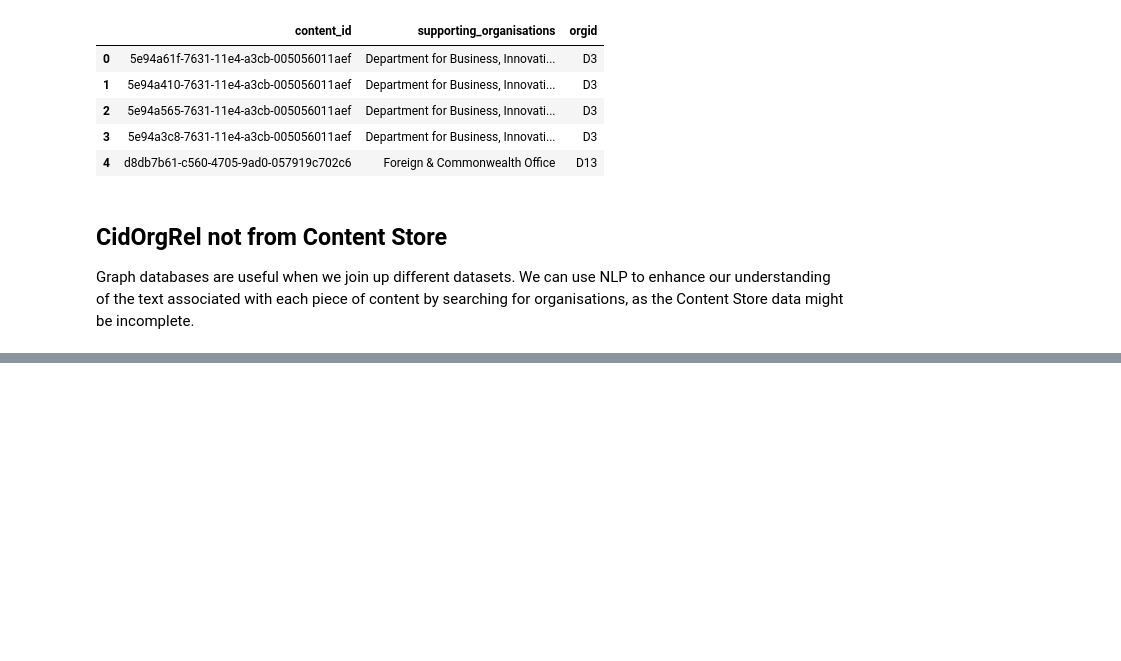
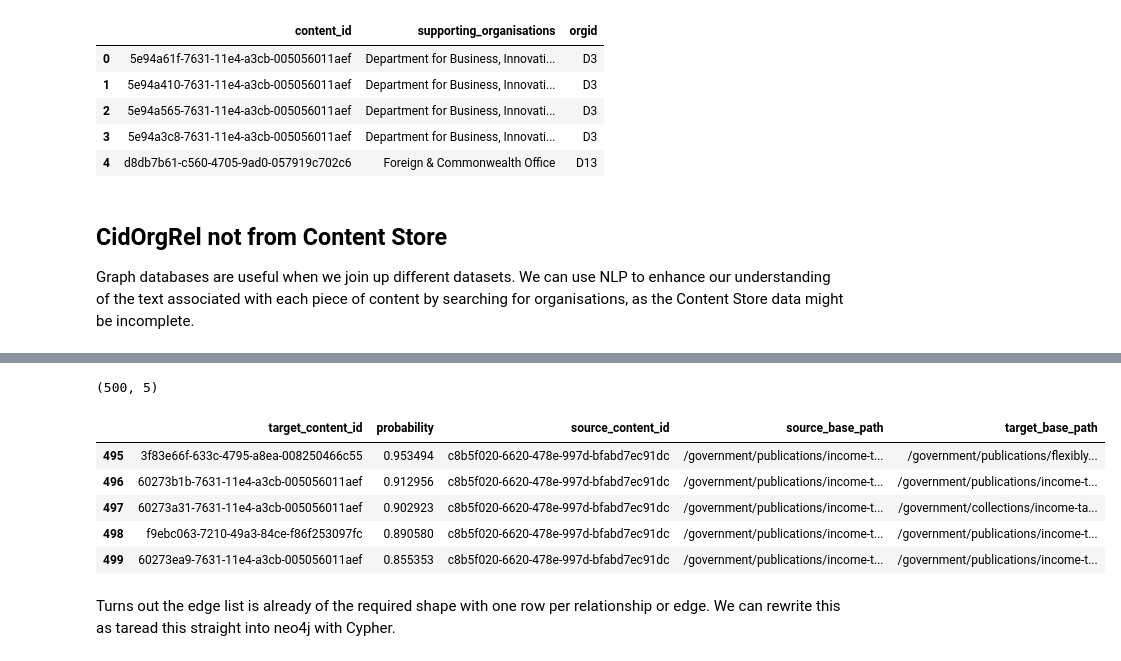
Before and after one commit to nogtini/govuk-knowledge-graph, a Jupyter notebook: notebooks/neo4j/create_node_edge_lists.ipynb, the cells around one changed output, grey strips where cells are left out. Drawn from its saved outputs; the diff is of its cells as text; code cells hidden in the pictures; blank space fills up the shorter version.

Commit message:
Add suggested_ordered_related_items to graph database (#11)
Top 100 pages, provided suggested related links for from the related link ml pipeline testing.

```diff
--- a/notebooks/neo4j/create_node_edge_lists.ipynb
+++ b/notebooks/neo4j/create_node_edge_lists.ipynb
@@ -374,0 +380,18 @@ Graph databases are useful when we join up different datasets. We can use NLP to
+# %%
+related_links = os.path.join(DATA_DIR, "20190607top100_suggested_related_links.csv")
+df = pd.read_csv(related_links)
+# we didn't read in as tsv, doesn't seem to be a problem
+# %%
+print(df.shape)
+df.tail()
+# already one row per edge
+# %% [output]
+(500, 5)
+|  | target_content_id | probability | source_content_id | source_base_path | target_base_path |
+| 495 | 3f83e66f-633c-4795-a8ea-008250466c55 | 0.953494 | c8b5f020-6620-478e-997d-bfabd7ec91dc | /government/publications/income-t... | /government/publications/flexibly... |
+| 496 | 60273b1b-7631-11e4-a3cb-005056011aef | 0.912956 | c8b5f020-6620-478e-997d-bfabd7ec91dc | /government/publications/income-t... | /government/publications/income-t... |
+| 497 | 60273a31-7631-11e4-a3cb-005056011aef | 0.902923 | c8b5f020-6620-478e-997d-bfabd7ec91dc | /government/publications/income-t... | /government/collections/income-ta... |
+| 498 | f9ebc063-7210-49a3-84ce-f86f253097fc | 0.890580 | c8b5f020-6620-478e-997d-bfabd7ec91dc | /government/publications/income-t... | /government/publications/income-t... |
+| 499 | 60273ea9-7631-11e4-a3cb-005056011aef | 0.855353 | c8b5f020-6620-478e-997d-bfabd7ec91dc | /government/publications/income-t... | /government/publications/income-t... |
+# %% [markdown]
+Turns out the edge list is already of the required shape with one row per relationship or edge. We can rewrite this as taread this straight into neo4j with Cypher.
```
Also changed, not shown: parts of 2 cells of this notebook, 4 other files.
